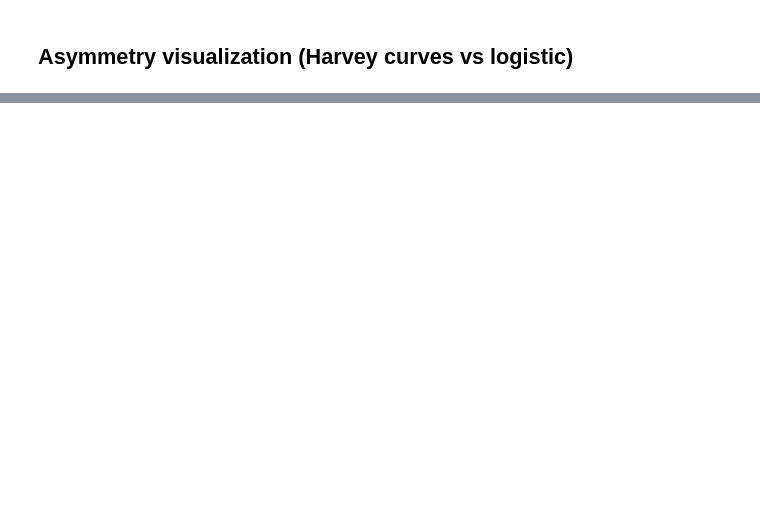
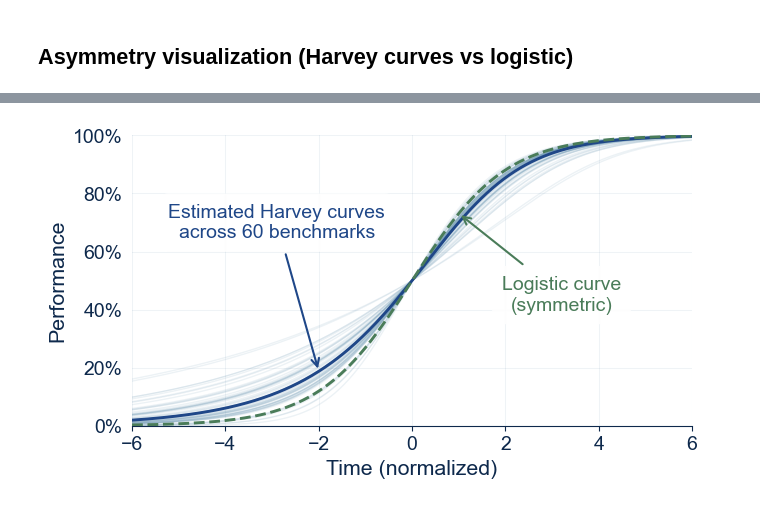
Before and after one commit to General-Purpose-AI-Policy-Lab/benchmark-forecasting, a Jupyter notebook: 1_Forecasts.ipynb, the cells around one changed output, grey strips where cells are left out. Cells and saved outputs as stored; diff of their text form; code cells hidden in the pictures; blank space fills up the shorter version.

```diff
--- a/1_Forecasts.ipynb
+++ b/1_Forecasts.ipynb
@@ -182,9 +305,12 @@ idata_asym, _model_asym = forecasting.fit(data, CFG_ASYM, SAMP_ASYM)
 # %%
 plot_style = plotting.PlotStyle(language=LANGUAGE, document_type=DOCUMENT_TYPE)
-plotting.plot_harvey_asymmetry(
-    idata_asym,
-    plot_style=plot_style
-)
+plotting.plot_harvey_asymmetry(idata_asym, plot_style=plot_style)
 if SAVEFIGS:
-    plt.savefig(f"Images/1-Note-figures/asymmetry_{plot_style.language}_{plot_style.document_type}.pdf", dpi=300, bbox_inches="tight")
+    plt.savefig(
+        f"Images/1-Note-figures/asymmetry_{plot_style.language}_{plot_style.document_type}.pdf",
+        dpi=300,
+        bbox_inches="tight",
+    )
 plt.show()
+# %% [output]
+[figure, added]
```
Also changed, not shown: parts of 11 cells of this notebook, 7 other files.
